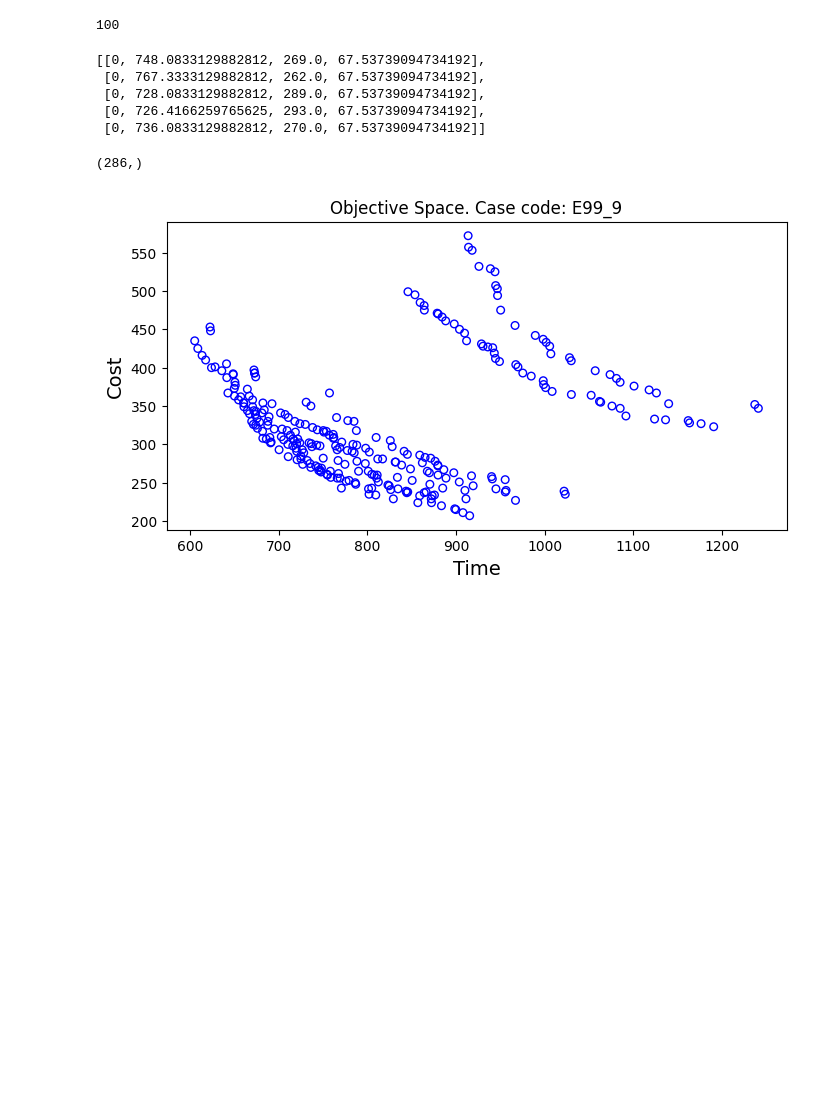
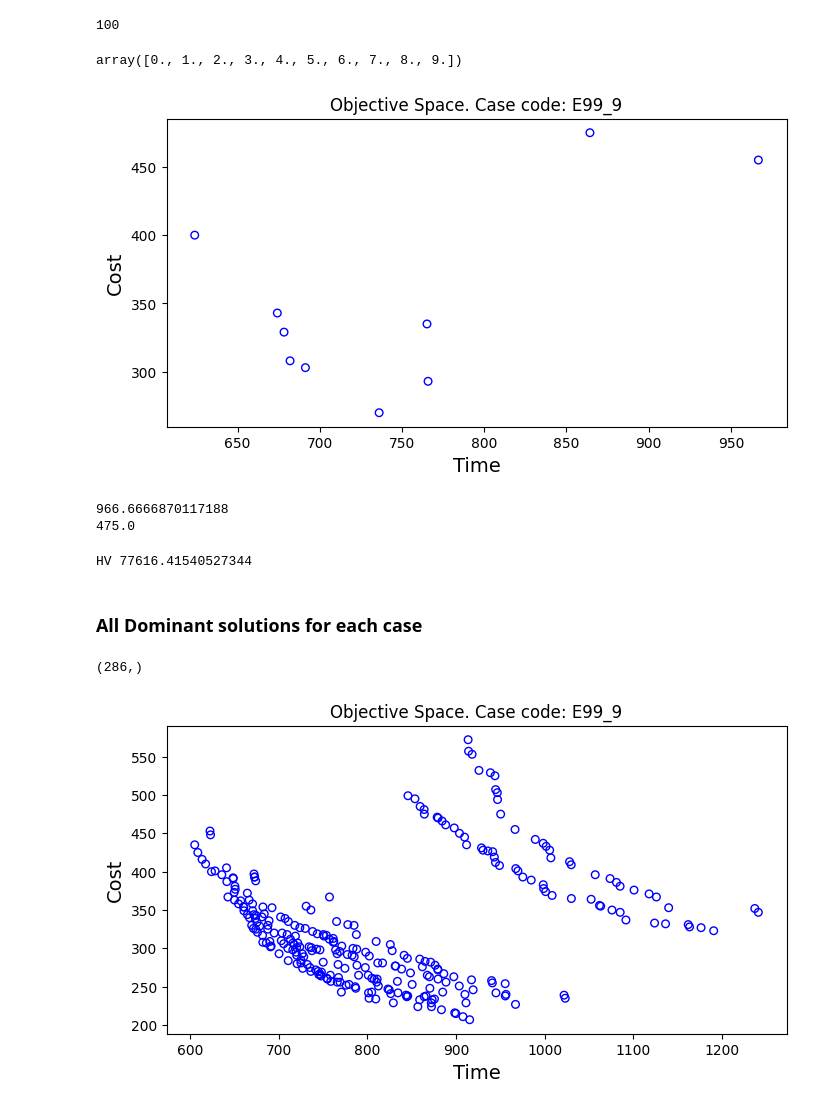
Before and after one commit to acsicuib/DRL-AC-Allocation, a Jupyter notebook: notebook_plot_GAs.ipynb, the cells around one changed output. Cells and saved outputs as stored; diff of their text form; code cells hidden in the pictures; blank space fills up the shorter version.

```diff
--- a/notebook_plot_GAs.ipynb
+++ b/notebook_plot_GAs.ipynb
@@ -26,11 +30,50 @@ df = pd.read_pickle('logs/log_ga_pf_'  + str(configs.name) + "_" + str(configs.n
-# %%
-df[:5]
-# %% [output]
-[[0, 748.0833129882812, 269.0, 67.53739094734192],
- [0, 767.3333129882812, 262.0, 67.53739094734192],
- [0, 728.0833129882812, 289.0, 67.53739094734192],
- [0, 726.4166259765625, 293.0, 67.53739094734192],
- [0, 736.0833129882812, 270.0, 67.53739094734192]]
+# %%
+cases = np.unique(data[:,0])
+cases
+# %% [output]
+array([0., 1., 2., 3., 4., 5., 6., 7., 8., 9.])
+# %%
+avg_pf = []
+for case in cases:
+    case_data = data[data[:,0]==case][:,[1,2]]
+    best_pf_ix = (case_data.mean(axis=1)==min(case_data.mean(axis=1)))
+    best_avg_pf = case_data[best_pf_ix]
+
+    # ix = np.argmax(best_pf_ix)
+    # print(best_avg_pf)
+    # print(ix)
+
+    avg_pf.append(best_avg_pf)
+    # break
+# %%
+avg_pf = np.array(avg_pf)
+# %%
+avg_pf = avg_pf.reshape(len(cases),2)
+# %%
+fig, ax = plt.subplots(figsize=(8,4))
+ax.scatter(avg_pf[:,0], avg_pf[:,1], s=30, facecolors='none', edgecolors='blue')
+plt.title("Objective Space. Case code: %s"%configs.name)
+plt.xlabel("Time", fontsize=14)
+plt.ylabel("Cost", fontsize=14)
+# plt.savefig("images/pf_nsgaII-0.pdf",dpi=300,bbox_inches = 'tight')
+plt.show()
+# %% [output]
+[figure, added]
+# %%
+print(avg_pf[:,0].max())
+print(avg_pf[:,1].max())
+# %% [output]
+966.6666870117188
+475.0
+# %%
+
+ref_point = np.array([1000., 500.])
+ind = HV(ref_point=ref_point)
+print("HV", ind(avg_pf))
+# %% [output]
+HV 77616.41540527344
+# %% [markdown]
+### All Dominant solutions for each case
 # %%
 episode, time, cost, exec_time = [],[],[],[]
 for x in range(len(df)):
```
Also changed, not shown: parts of 2 cells of this notebook, 8 other files.
